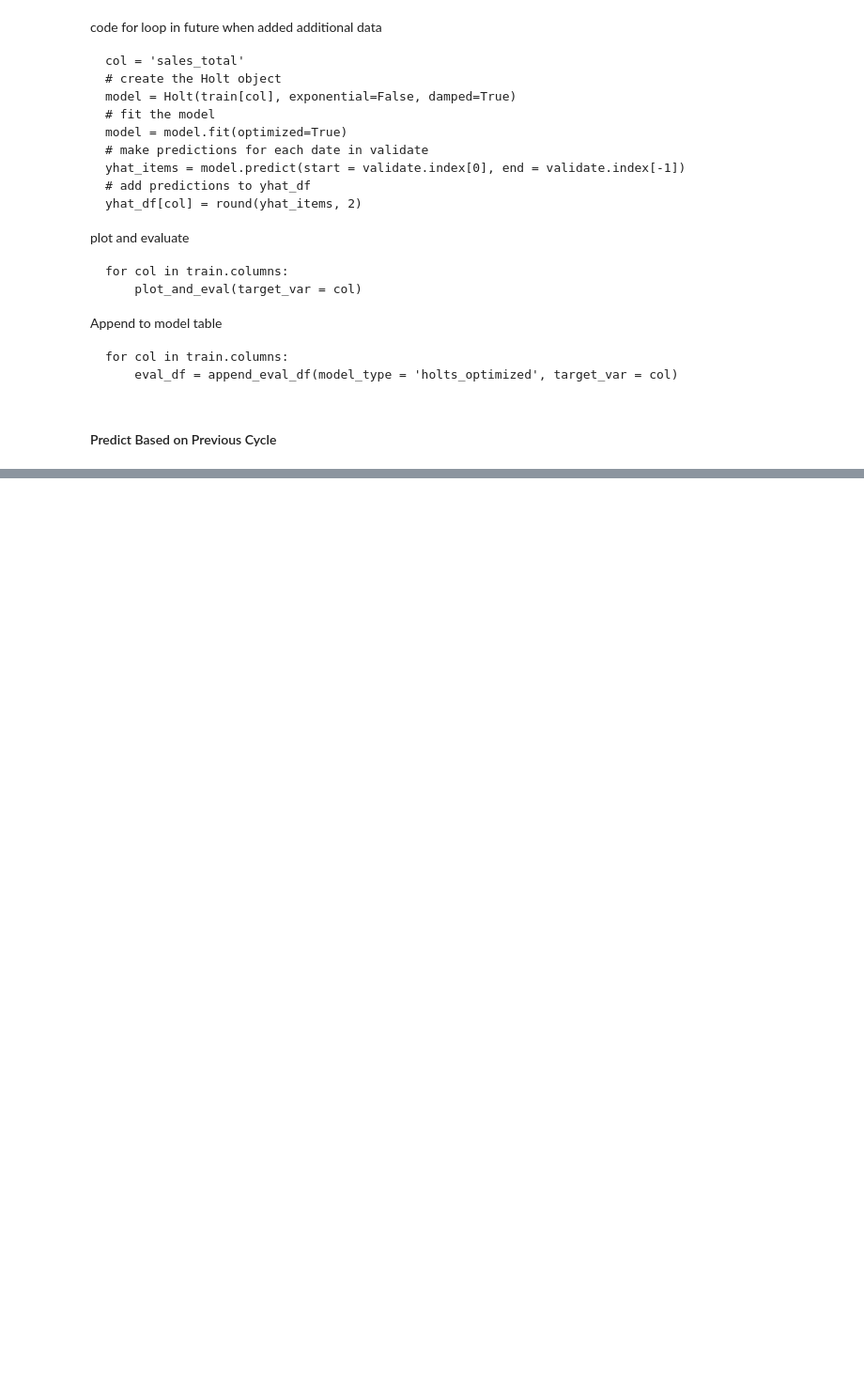
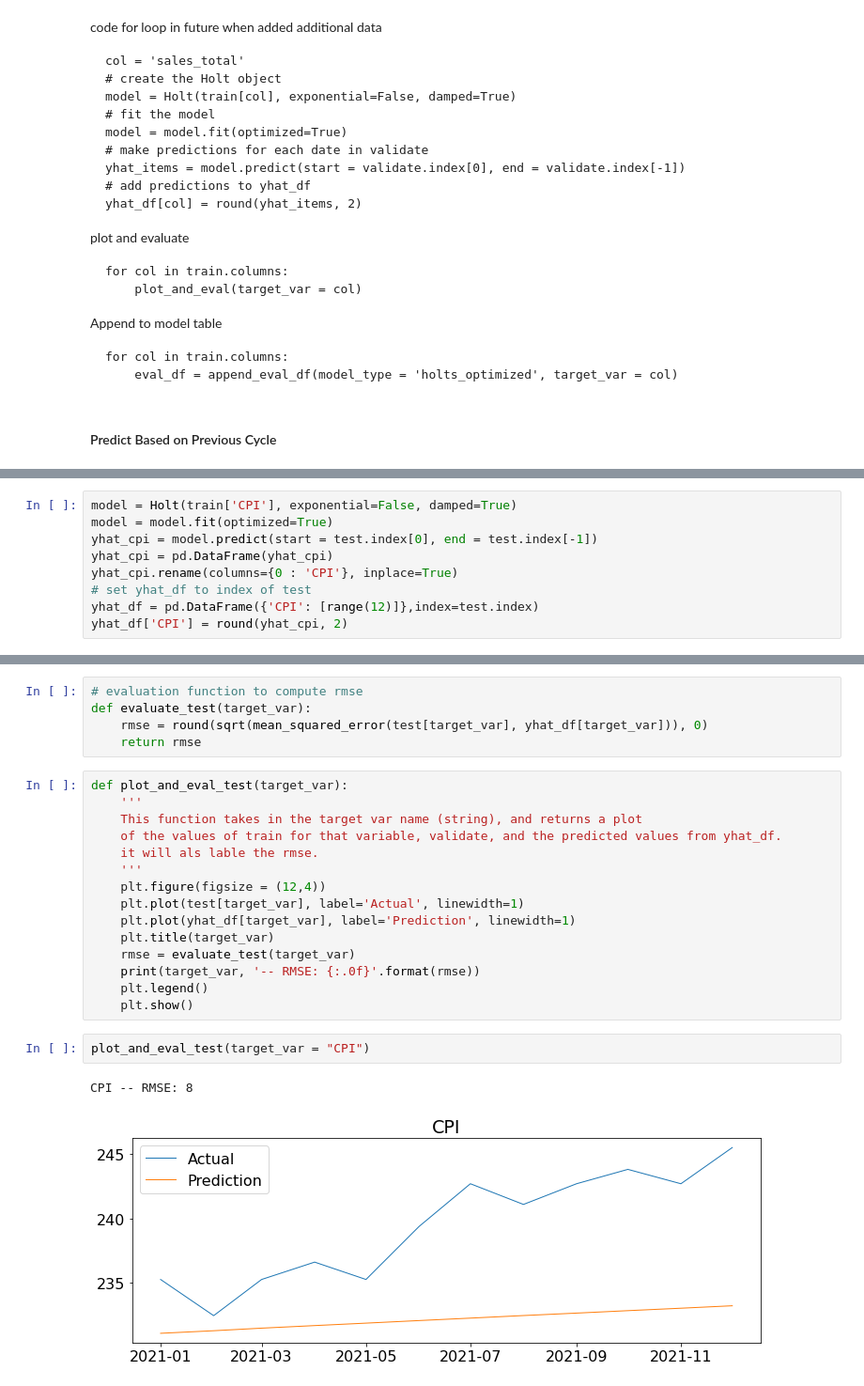
Before and after one commit to mil2tech/individiual-project, a Jupyter notebook: project-workbook.ipynb, the cells around one changed output, grey strips where cells are left out. Shown at 94% size. Saved outputs shown, nothing was run; the diff lists cells and outputs as text; blank space fills up the shorter version.

```diff
--- a/project-workbook.ipynb
+++ b/project-workbook.ipynb
@@ -948,0 +1097,9 @@ for col in train.columns:
+# %%
+model = Holt(train['CPI'], exponential=False, damped=True)
+model = model.fit(optimized=True)
+yhat_cpi = model.predict(start = test.index[0], end = test.index[-1])
+yhat_cpi = pd.DataFrame(yhat_cpi)
+yhat_cpi.rename(columns={0 : 'CPI'}, inplace=True)
+# set yhat_df to index of test
+yhat_df = pd.DataFrame({'CPI': [range(12)]},index=test.index)
+yhat_df['CPI'] = round(yhat_cpi, 2)
@@ -948,0 +1161,25 @@ for col in train.columns:
+# %%
+# evaluation function to compute rmse
+def evaluate_test(target_var):
+    rmse = round(sqrt(mean_squared_error(test[target_var], yhat_df[target_var])), 0)
+    return rmse
+# %%
+def plot_and_eval_test(target_var):
+    '''
+    This function takes in the target var name (string), and returns a plot
+    of the values of train for that variable, validate, and the predicted values from yhat_df.
+    it will als lable the rmse.
+    '''
+    plt.figure(figsize = (12,4))
+    plt.plot(test[target_var], label='Actual', linewidth=1)
+    plt.plot(yhat_df[target_var], label='Prediction', linewidth=1)
+    plt.title(target_var)
+    rmse = evaluate_test(target_var)
+    print(target_var, '-- RMSE: {:.0f}'.format(rmse))
+    plt.legend()
+    plt.show()
+# %%
+plot_and_eval_test(target_var = "CPI")
+# %% [output]
+CPI -- RMSE: 8
+[figure, added]
```
Also changed, not shown: parts of 20 cells of this notebook.
